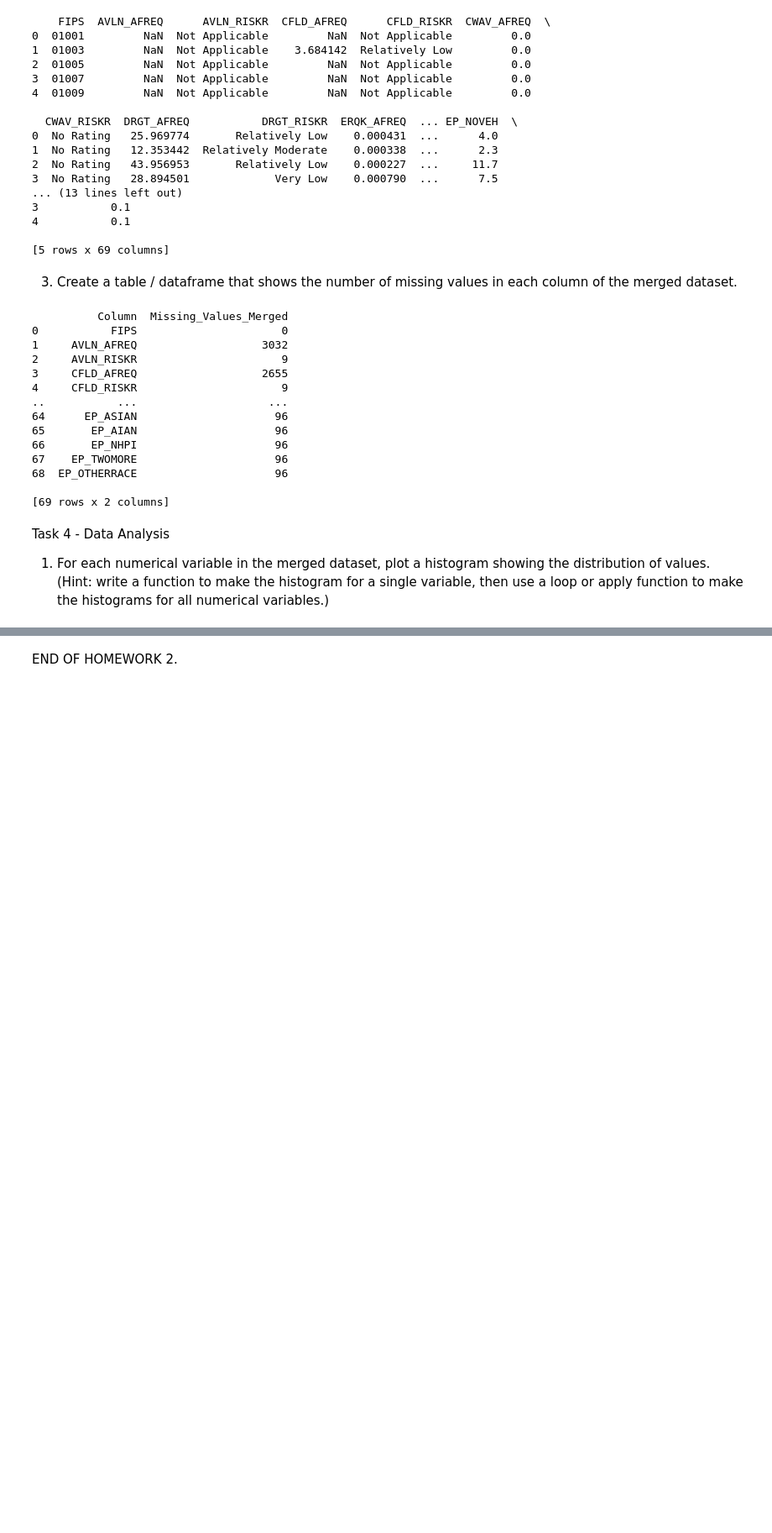
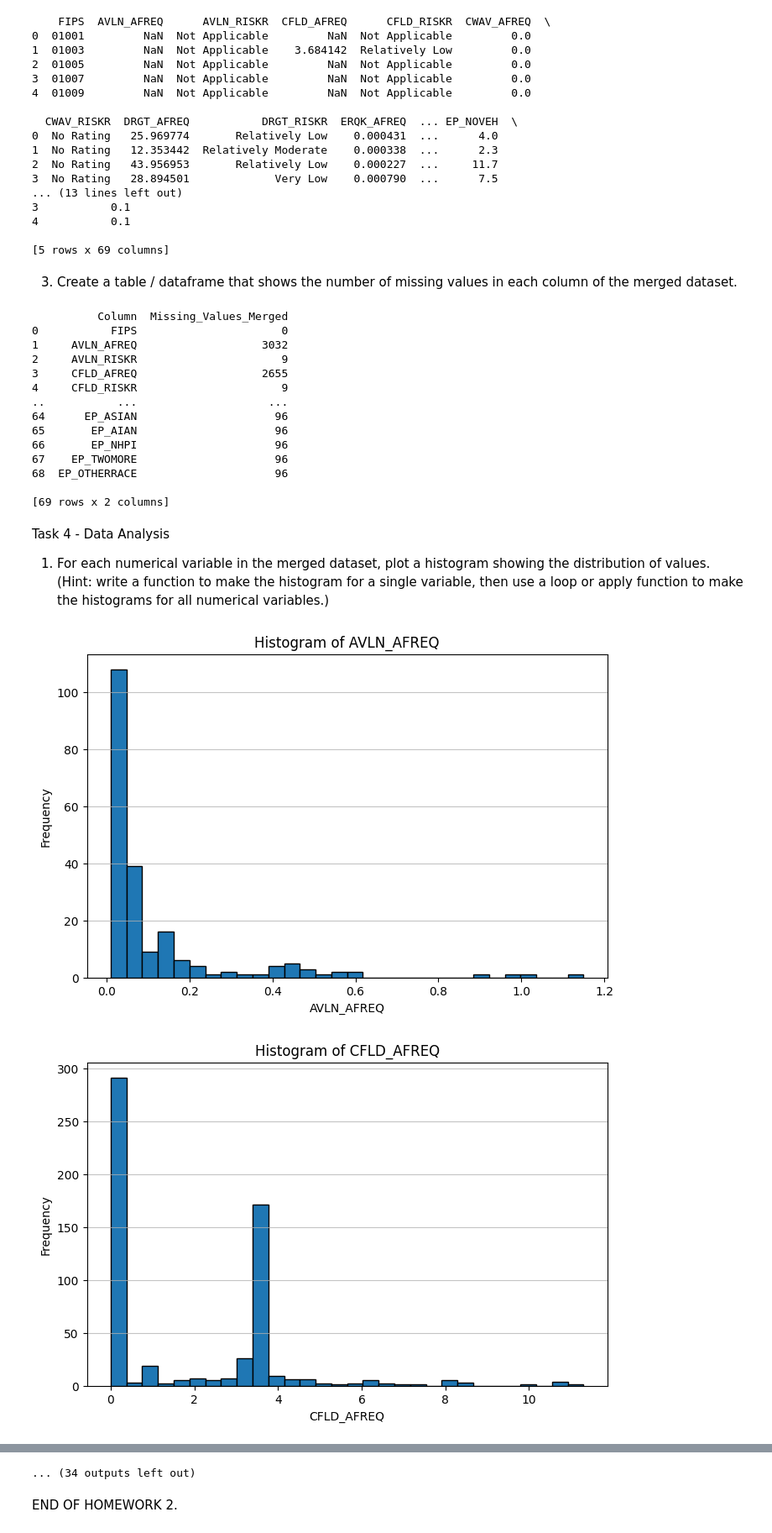
Before and after one commit to nolanyager/MachineLearning_Fall24, a Jupyter notebook: homework/HW_02.ipynb, the cells around one changed output, grey strips where cells are left out. Shown at 84% size. Saved outputs shown, nothing was run; the diff lists cells and outputs as text; code cells hidden in the pictures; blank space fills up the shorter version.

```diff
--- a/homework/HW_02.ipynb
+++ b/homework/HW_02.ipynb
@@ -305,0 +305,20 @@ Task 4 - Data Analysis
+# %%
+# Identify all numerical variables
+numerical_columns = nri_svi_merged.select_dtypes(include=['float64', 'int64']).columns
+
+# Creating histogram for one variable
+def plot_histogram(data, column_name, bins=30):
+    plt.figure(figsize=(8, 5))
+    plt.hist(data[column_name].dropna(), bins=bins, edgecolor='black')
+    plt.title(f'Histogram of {column_name}')
+    plt.xlabel(column_name)
+    plt.ylabel('Frequency')
+    plt.grid(axis='y', alpha=0.75)
+    plt.show()
+
+# Looping through all numerical variables, creating histograms:
+for col in numerical_columns:
+    plot_histogram(nri_svi_merged, col)
+# %% [output]
+[figure, added]
+[figure, added]
@@ -306,2 +335,3 @@ Task 4 - Data Analysis
+... (34 outputs left out)
 # %% [markdown]
 END OF HOMEWORK 2.
```
Also changed, not shown: parts of 4 cells of this notebook.
